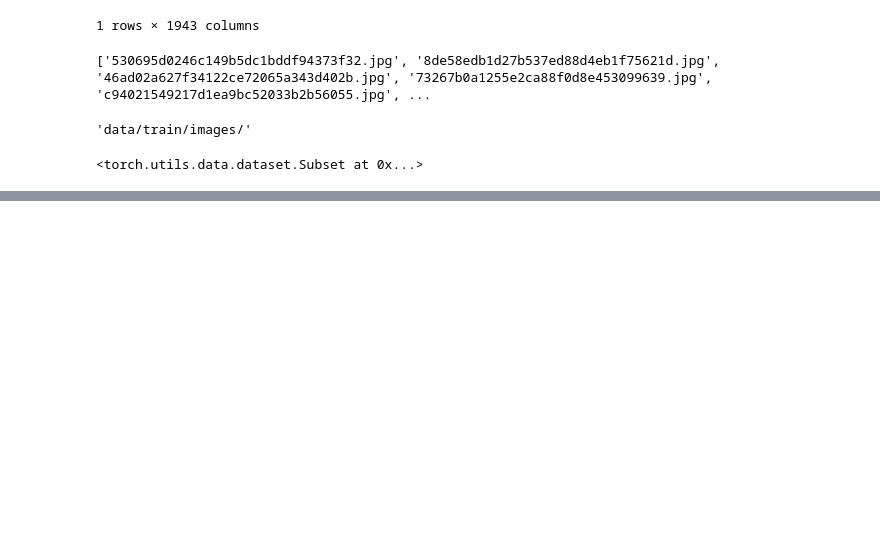
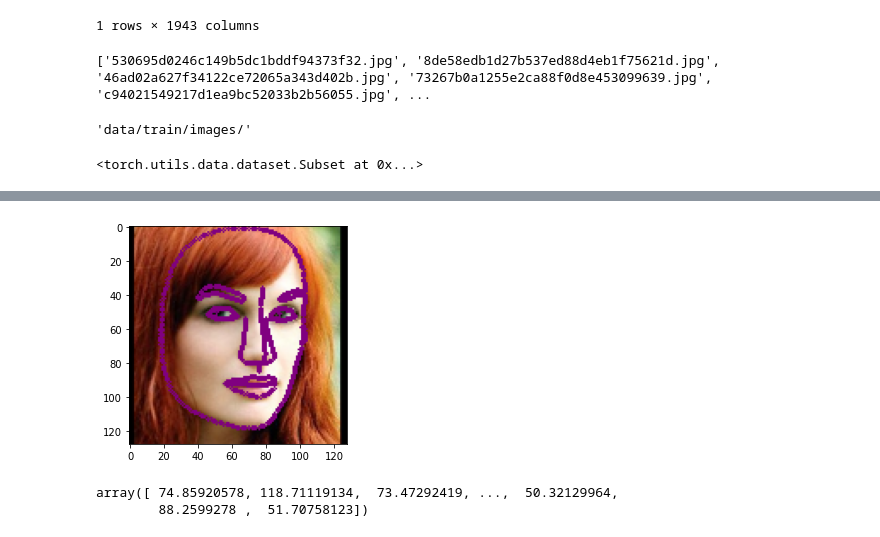
Before and after one commit to Xrenya/ThousandFacialLandmarks, a Jupyter notebook: test.ipynb, the cells around one changed output, grey strips where cells are left out. Drawn from its saved outputs; the diff is of its cells as text; code cells hidden in the pictures; blank space fills up the shorter version.

```diff
--- a/test.ipynb
+++ b/test.ipynb
@@ -483,0 +472,15 @@ plt.imshow(image)
+# %%
+CROP_SIZE = 128
+from albumentations.pytorch.transforms import ToTensorV2
+
+transform = A.Compose([
+    A.SmallestMaxSize(max_size=CROP_SIZE, p=1., always_apply=True),
+    A.CenterCrop(height=CROP_SIZE, width=CROP_SIZE, p=1.),
+], keypoint_params=A.KeypointParams(format='xy'))
+transformed = transform(image=image, keypoints=keypoints)
+# %%
+transformed_image = draw_landmarks(transformed["image"], transformed_keypoints)
+plt.imshow(transformed_image)
+plt.show()
+# %% [output]
+[figure, added]
@@ -483,0 +489,5 @@ plt.imshow(image)
+# %%
+np.array(transformed["keypoints"]).flatten()
+# %% [output]
+array([ 74.85920578, 118.71119134,  73.47292419, ...,  50.32129964,
+        88.2599278 ,  51.70758123])
```
Also changed, not shown: parts of 7 cells of this notebook.
